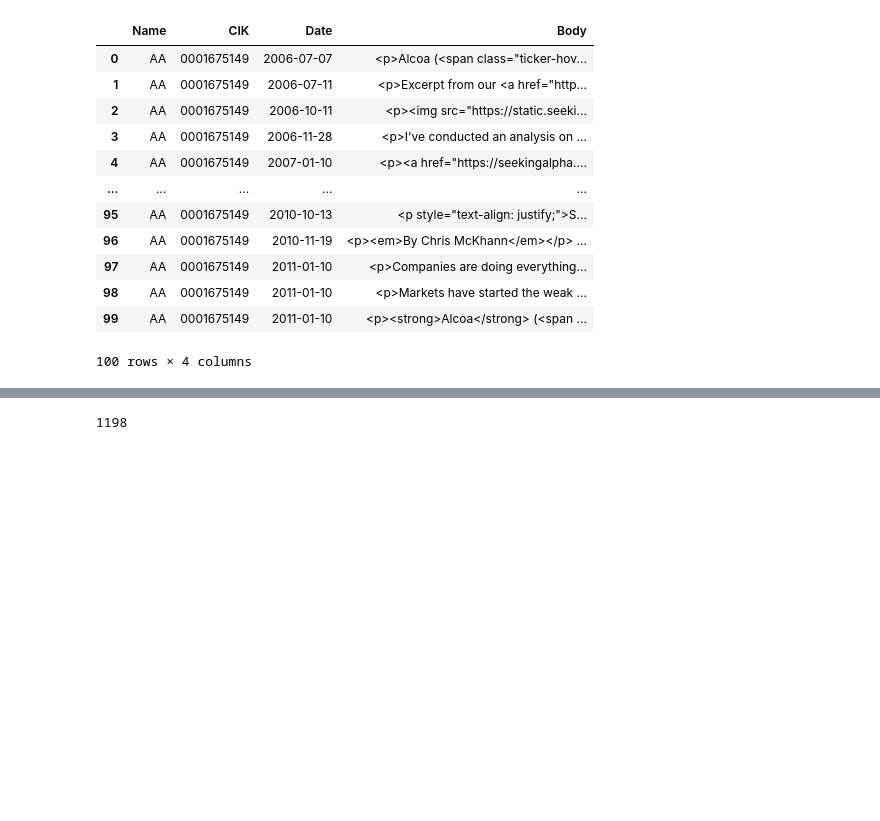
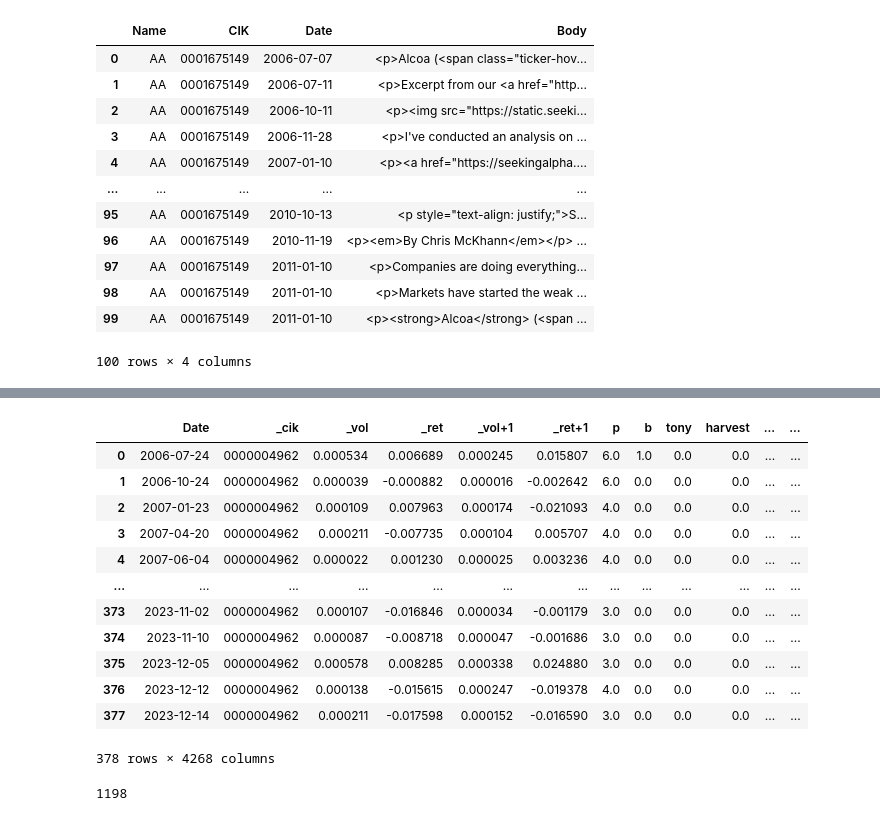
Before and after one commit to 007seann/Generation-of-Supervised-Sentiment-Metrics-for-Return-and-Volatility-Prediction-from-10-K-Filings, a Jupyter notebook: scaleUp/test2.ipynb, the cells around one changed output, grey strips where cells are left out. Drawn from its saved outputs; the diff is of its cells as text; code cells hidden in the pictures; blank space fills up the shorter version.

```diff
--- a/scaleUp/test2.ipynb
+++ b/scaleUp/test2.ipynb
@@ -378,0 +385,23 @@ df.head(100)
+# %%
+file_path4= "/Users/apple/PROJECT/hons_project/data/SP500/analysis_reports/processed/dtm_0000004962.parquet"
+df = pd.read_parquet(file_path4)
+
+# symbol_data = df[df["symbol"] == "AAPL"]
+# Display the data
+
+
+df
+# %% [output]
+|  | Date | _cik | _vol | _ret | _vol+1 | _ret+1 | p | b | tony | harvest | ... | ... |
+| 0 | 2006-07-24 | 0000004962 | 0.000534 | 0.006689 | 0.000245 | 0.015807 | 6.0 | 1.0 | 0.0 | 0.0 | ... | ... |
+| 1 | 2006-10-24 | 0000004962 | 0.000039 | -0.000882 | 0.000016 | -0.002642 | 6.0 | 0.0 | 0.0 | 0.0 | ... | ... |
+| 2 | 2007-01-23 | 0000004962 | 0.000109 | 0.007963 | 0.000174 | -0.021093 | 4.0 | 0.0 | 0.0 | 0.0 | ... | ... |
+| 3 | 2007-04-20 | 0000004962 | 0.000211 | -0.007735 | 0.000104 | 0.005707 | 4.0 | 0.0 | 0.0 | 0.0 | ... | ... |
+| 4 | 2007-06-04 | 0000004962 | 0.000022 | 0.001230 | 0.000025 | 0.003236 | 4.0 | 0.0 | 0.0 | 0.0 | ... | ... |
+| ... | ... | ... | ... | ... | ... | ... | ... | ... | ... | ... | ... | ... |
+| 373 | 2023-11-02 | 0000004962 | 0.000107 | -0.016846 | 0.000034 | -0.001179 | 3.0 | 0.0 | 0.0 | 0.0 | ... | ... |
+| 374 | 2023-11-10 | 0000004962 | 0.000087 | -0.008718 | 0.000047 | -0.001686 | 3.0 | 0.0 | 0.0 | 0.0 | ... | ... |
+| 375 | 2023-12-05 | 0000004962 | 0.000578 | 0.008285 | 0.000338 | 0.024880 | 3.0 | 0.0 | 0.0 | 0.0 | ... | ... |
+| 376 | 2023-12-12 | 0000004962 | 0.000138 | -0.015615 | 0.000247 | -0.019378 | 4.0 | 0.0 | 0.0 | 0.0 | ... | ... |
+| 377 | 2023-12-14 | 0000004962 | 0.000211 | -0.017598 | 0.000152 | -0.016590 | 3.0 | 0.0 | 0.0 | 0.0 | ... | ... |
+378 rows × 4268 columns
```
Also changed, not shown: parts of 3 cells of this notebook, 11 other files.
